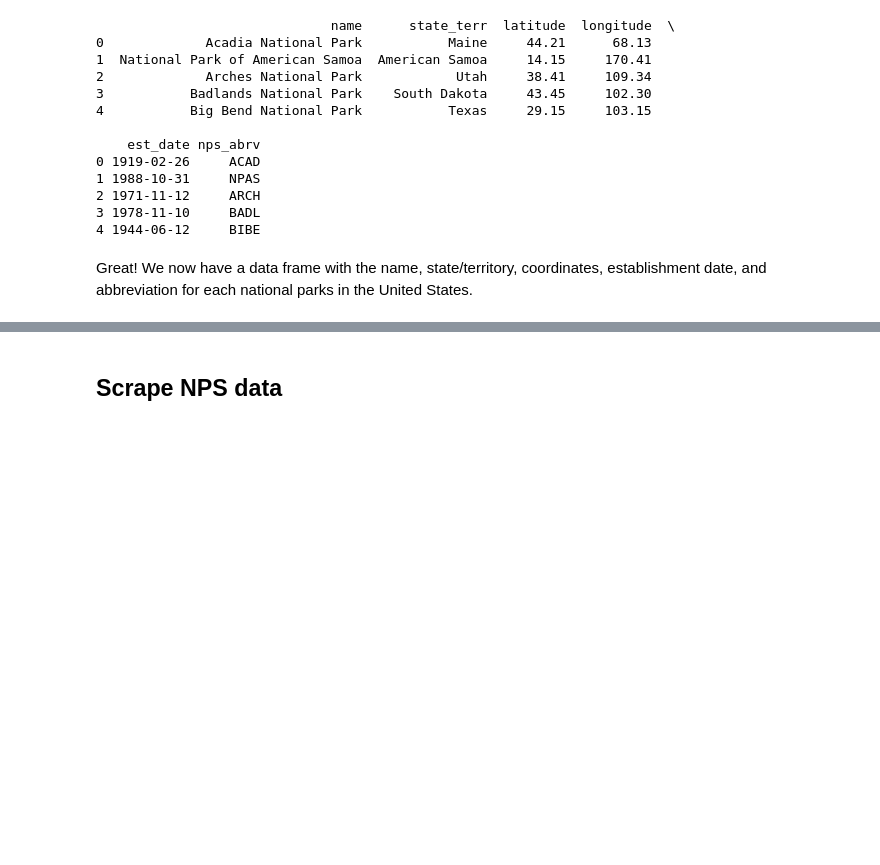
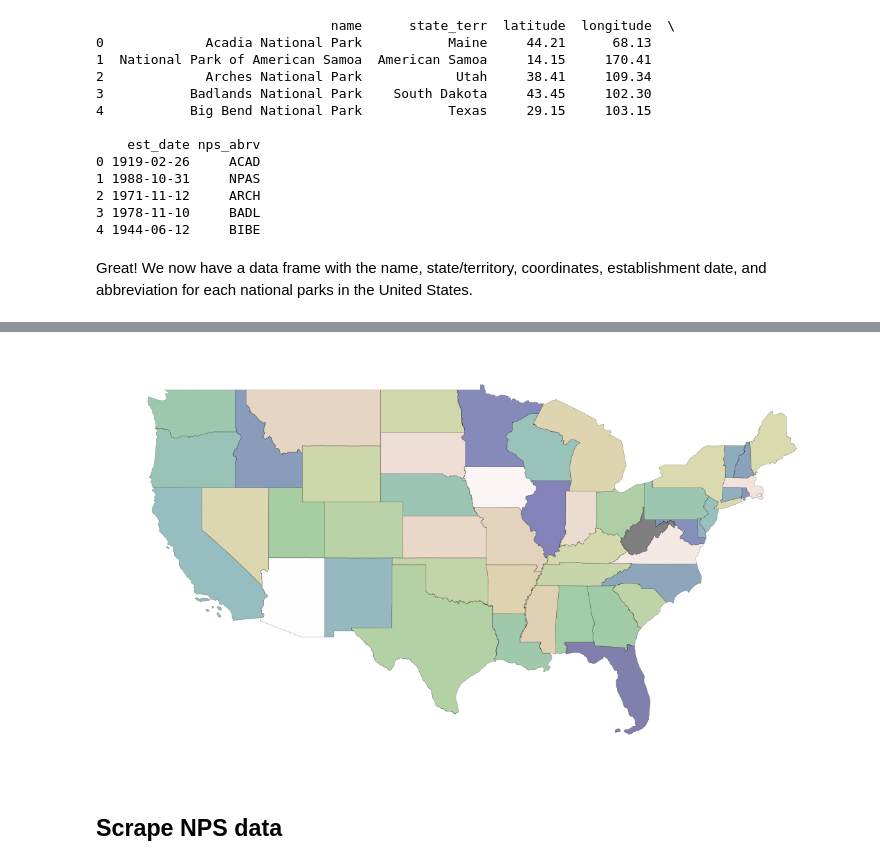
Before and after one commit to bostlund/side_projects, a Jupyter notebook: us_national_parks/us_national_parks.ipynb, the cells around one changed output, grey strips where cells are left out. Cells and saved outputs as stored; diff of their text form; code cells hidden in the pictures; blank space fills up the shorter version.

```diff
--- a/us_national_parks/us_national_parks.ipynb
+++ b/us_national_parks/us_national_parks.ipynb
@@ -142,3 +137,24 @@ Huh. Well that's clearly not right! Not sure what the issue is here...
+# %%
+dirname = os.getcwd()
+file = dirname + '/tl_2021_us_state/tl_2021_us_state.shp'
+# %%
+map_df = gpd.read_file(file)
+map_df = map_df.to_crs("EPSG:4326")
+# %%
+# start with continential US only
+non_continental = ['HI','VI','MP','GU','AK','AS','PR']
+us49 = map_df
+for n in non_continental:
+    us49 = us49[us49.STUSPS != n]
+# %%
+# create a basic continential US figure
+f,ax = plt.subplots(1,1, figsize=(6,4), dpi=300)
+divider = make_axes_locatable(ax)
+ax.set_axis_off()
+us49.plot(ax=ax, alpha=0.5, cmap='gist_earth', edgecolor='k', legend=False, linewidth=0.1)
+plt.show()
+# %% [output]
+[figure, added]
 # %% [markdown]
 ## Scrape NPS data
 # %%
```
Also changed, not shown: parts of 8 cells of this notebook.
